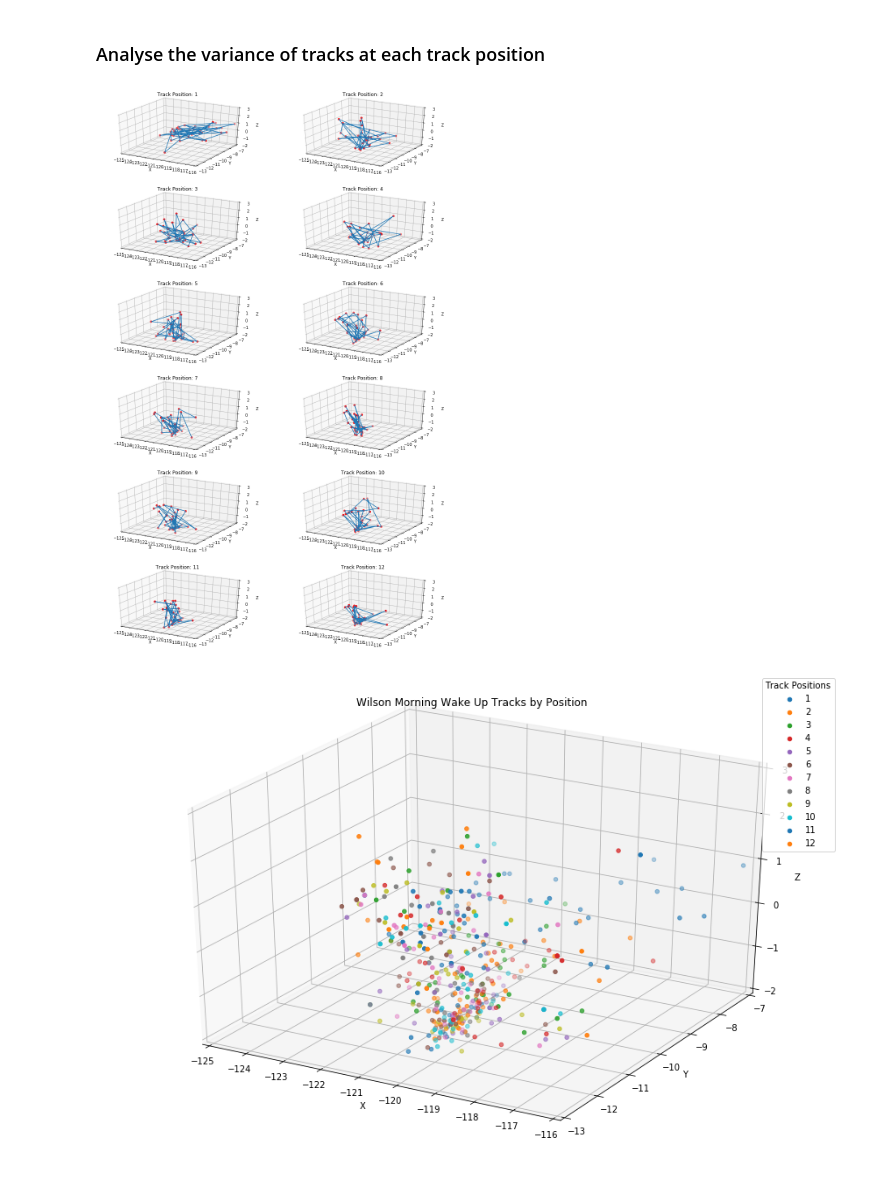
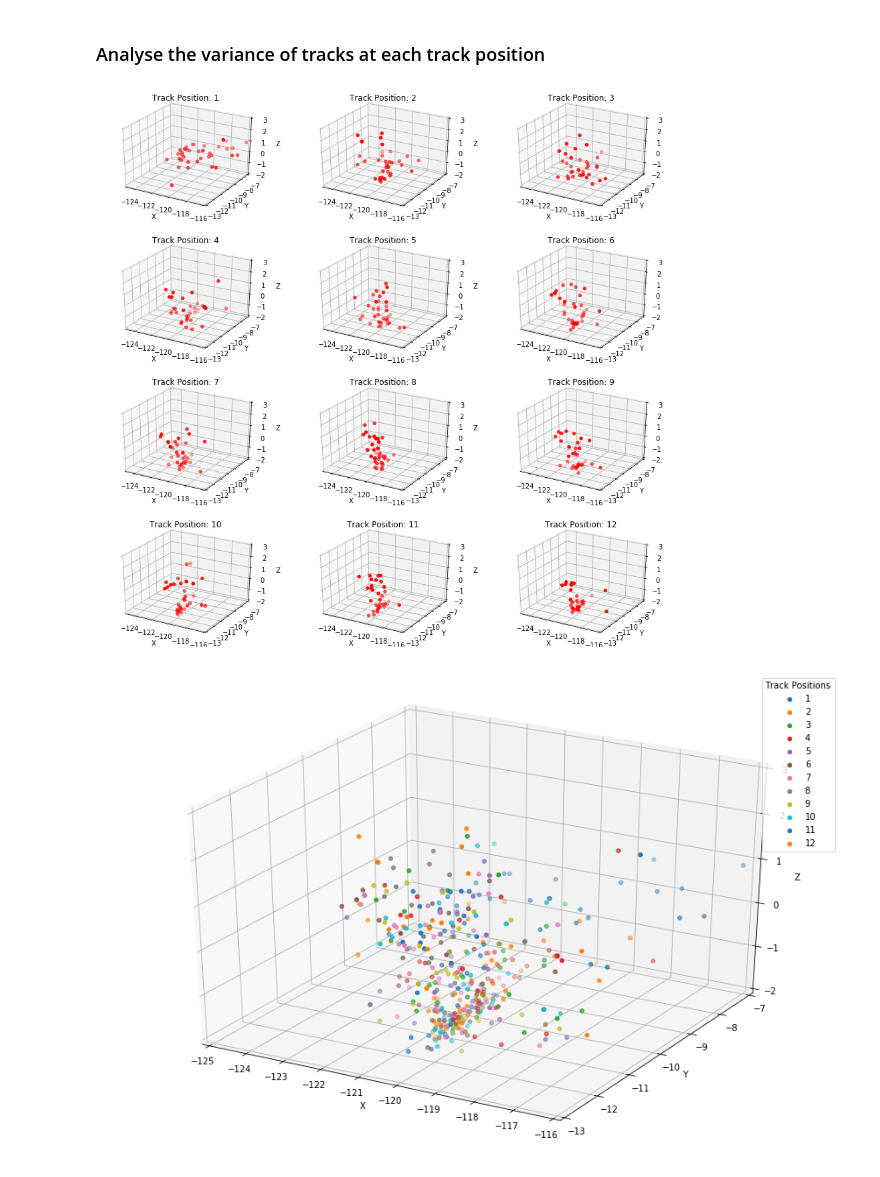
Before and after one commit to alistairwgillespie/wmw_deep_playlist_generator, a Jupyter notebook: 2_Feature_Engineering.ipynb, the cells around one changed output. Cells and saved outputs as stored; diff of their text form; code cells hidden in the pictures.

```diff
--- a/2_Feature_Engineering.ipynb
+++ b/2_Feature_Engineering.ipynb
@@ -392,34 +370,32 @@ pca_df.describe()
 # %%
 from mpl_toolkits.mplot3d import Axes3D
 import matplotlib.pyplot as plt
 import numpy as np
 
 # Create figure outside the loop
-fig = plt.figure(figsize=(15,25))
+fig = plt.figure(figsize=(15,15))
 
 for i in range(1, len(pca_df['position'].unique().tolist()) + 1):
 
     # Add the i+1 subplot of the x.shape[0] x 1 grid
-    ax = fig.add_subplot(6, 2, i, projection='3d')
+    ax = fig.add_subplot(4, 3, i, projection='3d')
     ax.set_title("Track Position: " + str(i))
     temp_df = pca_df[pca_df['position'] == i]
     ax.scatter(temp_df['one_comp'], temp_df['two_comp'], temp_df['third_comp'], c='r', marker='o')
-    ax.plot(temp_df['one_comp'], temp_df['two_comp'], temp_df['third_comp'])
-
 
     ax.set_xlabel('X')
     ax.set_ylabel('Y')
     ax.set_zlabel('Z')
 
     ax.set_xlim(-125, -116)
     ax.set_ylim(-13, -7)
     ax.set_zlim(-2, 3)
 
 
 # Show it outside the loop
 plt.show()
 # %% [output]
-[figure, old version]
+[figure, new version]
 # %%
 # Create figure outside the loop
 fig = plt.figure(figsize=(15, 10))
@@ -428,7 +404,7 @@ fig = plt.figure(figsize=(15, 10))
 groups = pca_df.groupby('position')
 
 ax = fig.add_subplot(1, 1, 1, projection='3d')
-ax.set_title("Wilson Morning Wake Up Tracks by Position")
+# ax.set_title("Wilson Morning's Wake Up Tracks by Position")
 
 for label, group in groups:
     ax.scatter(group['one_comp'], group['two_comp'], group['third_comp'], label=label)
@@ -448,6 +424,6 @@ ax.legend(title='Track Positions')
 # Show it outside the loop
 plt.show()
 # %% [output]
-[figure, old version]
+[figure, new version]
 # %%
 # Create figure outside the loop
```
Also changed, not shown: parts of 8 cells of this notebook, 10 other files.
